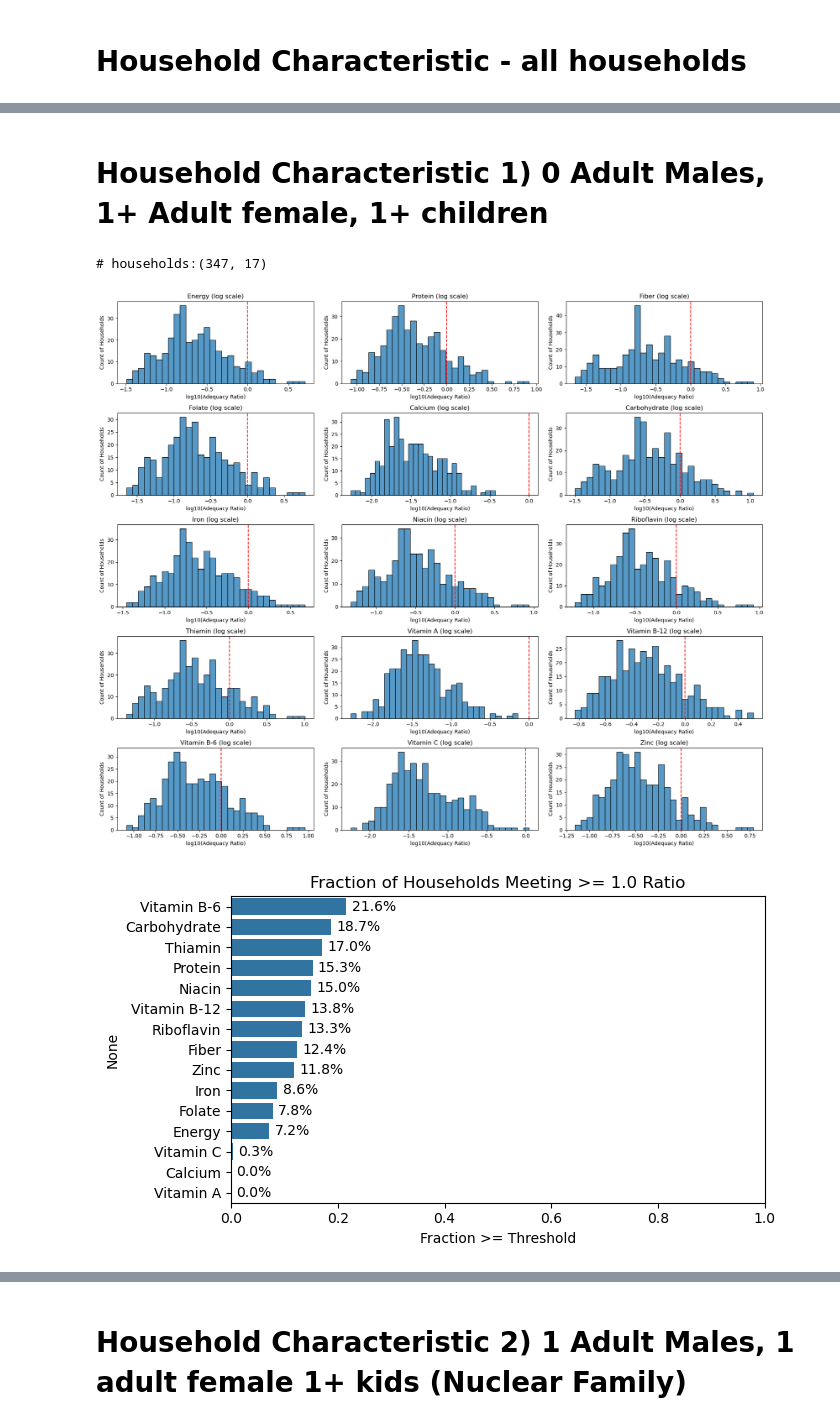
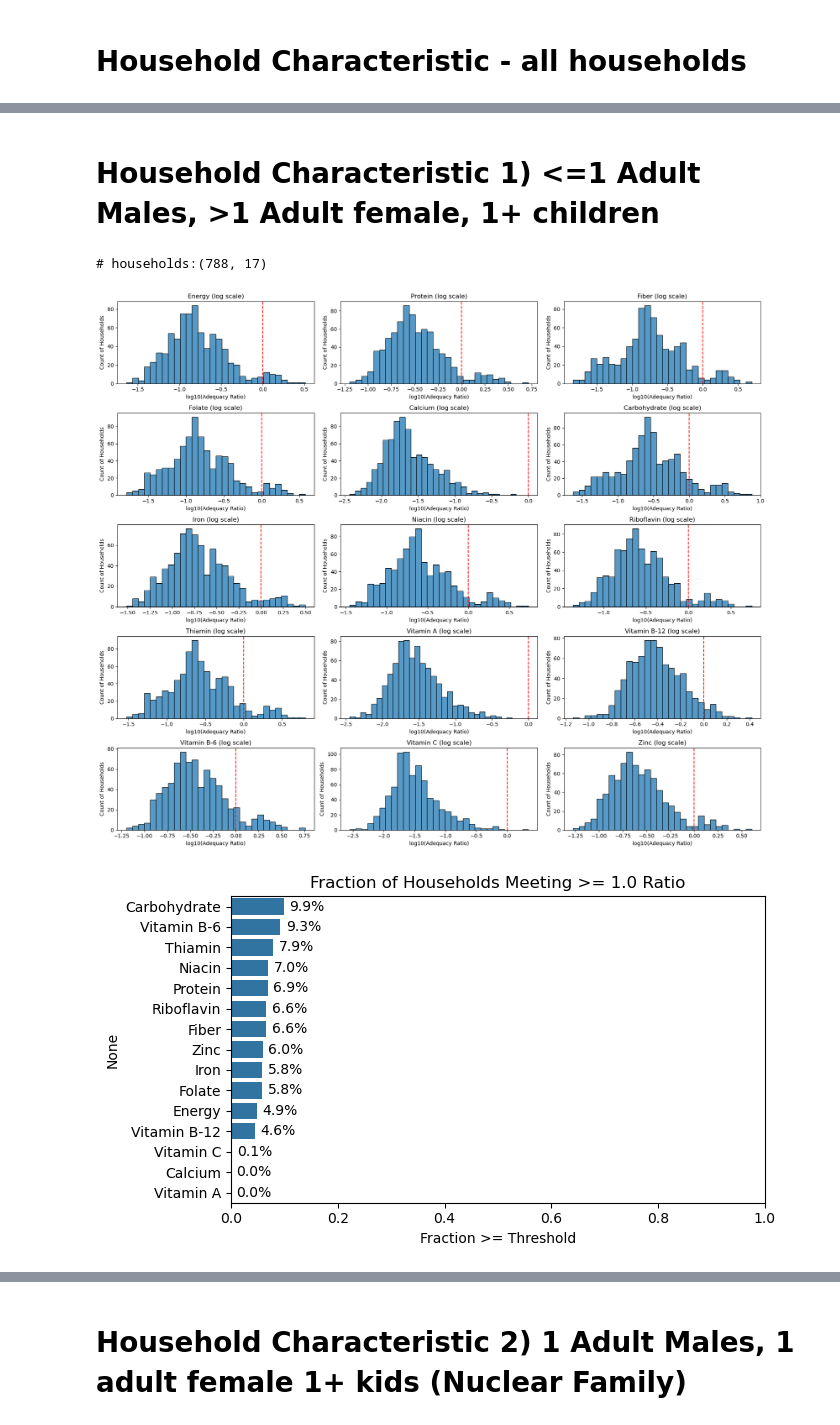
Before and after one commit to reilyfairchild/EEP153-Project-3, a Jupyter notebook: Senegal_Project_3.ipynb, the cells around one changed output, grey strips where cells are left out. Drawn from its saved outputs; the diff is of its cells as text; code cells hidden in the pictures.

```diff
--- a/Senegal_Project_3.ipynb
+++ b/Senegal_Project_3.ipynb
@@ -1125,29 +1287,27 @@ print(f'# households:{hhc_sub.shape}')
 # %% [markdown]
-# Household Characteristic 1) 0 Adult Males, 1+ Adult female, 1+ children
+# Household Characteristic 1) <=1 Adult Males, >1 Adult female, 1+ children
 # %%
-
-
 hhc_sub, nut_sub = filter_households(
     hhc,
     nutrient_ratio,
-    min_males=0, max_males=0,       # e.g. 0 adult males
-    min_females=1, max_females=100,   # e.g. 1–3 adult females
-    min_kids=1, max_kids=100        # e.g. up to 2 kids
+    min_males=0, max_males=1,
+    min_females=2, max_females=100,
+    min_kids=1, max_kids=100
 )
 print(f'# households:{hhc_sub.shape}')
 analyze_nutritional_adequacy_subplots_log(nut_sub)
 plot_top_foods_by_household(
     hhc,
     expend,
-    min_males=0, max_males=0,       # e.g. 0 adult males
-    min_females=1, max_females=1,   # e.g. 1–3 adult females
+    min_males=0, max_males=1,       # e.g. 0 adult males
+    min_females=2, max_females=100,   # e.g. 1–3 adult females
     min_kids=1, max_kids=100)
 
 #analyze_nutritional_adequacy(nut_sub)
 # %% [output]
-# households:(347, 17)
+# households:(788, 17)
-[figure, old version]
+[figure, new version]
-[figure, old version]
+[figure, new version]
 [figure]
 j
 Imported broken rice                           1.421516e+07
```
Also changed, not shown: parts of 23 cells of this notebook, 1 other file.
